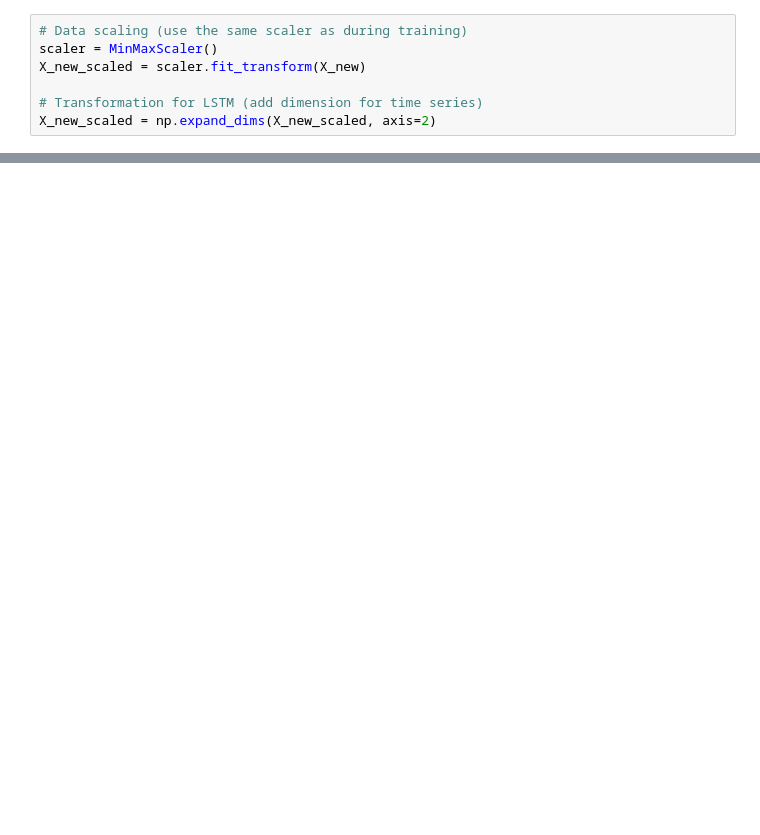
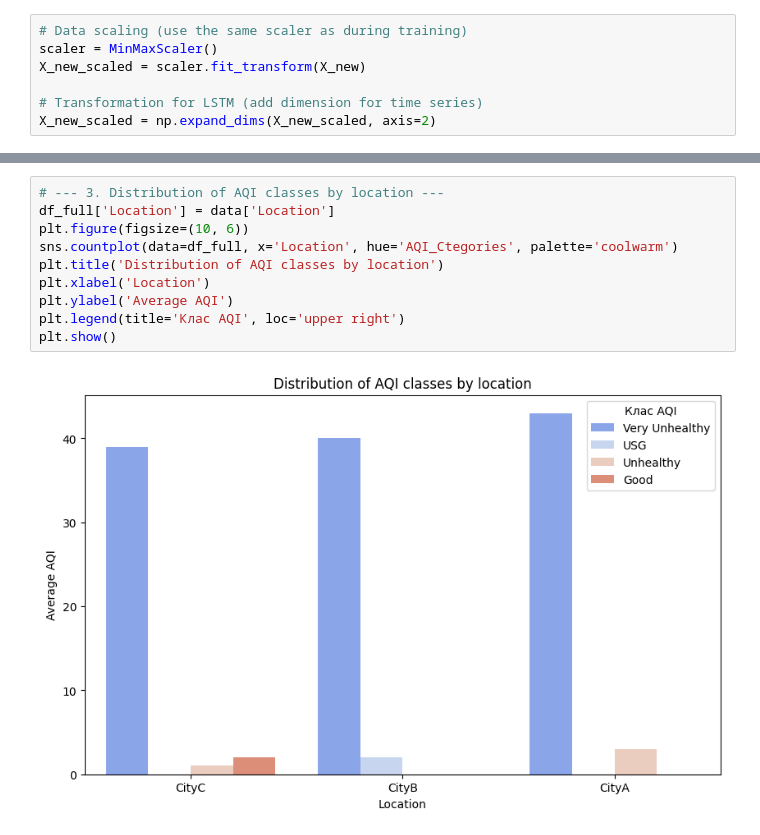
Before and after one commit to pastasha/Diploma_2025, a Jupyter notebook: ml-models/classification/useOfMulticlassClassifierModelKeras.ipynb, the cells around one changed output, grey strips where cells are left out. Drawn from its saved outputs; the diff is of its cells as text; blank space fills up the shorter version.

```diff
--- a/ml-models/classification/useOfMulticlassClassifierModelKeras.ipynb
+++ b/ml-models/classification/useOfMulticlassClassifierModelKeras.ipynb
@@ -109,0 +142,12 @@ Predicted categories:
+# %%
+# --- 3. Distribution of AQI classes by location ---
+df_full['Location'] = data['Location']
+plt.figure(figsize=(10, 6))
+sns.countplot(data=df_full, x='Location', hue='AQI_Ctegories', palette='coolwarm')
+plt.title('Distribution of AQI classes by location')
+plt.xlabel('Location')
+plt.ylabel('Average AQI')
+plt.legend(title='Клас AQI', loc='upper right')
+plt.show()
+# %% [output]
+[figure, added]
```
Also changed, not shown: parts of 10 cells of this notebook, 51 other files.
